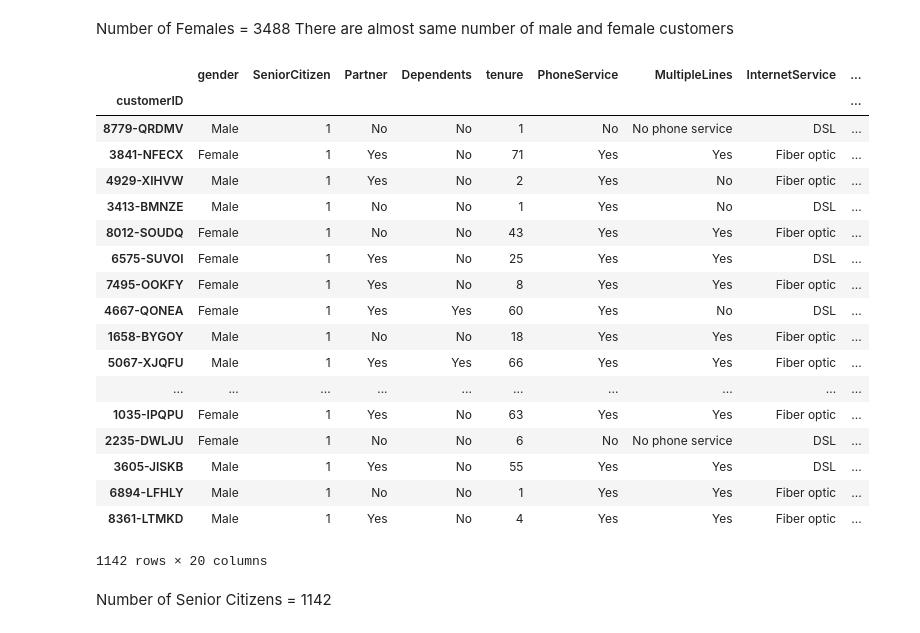
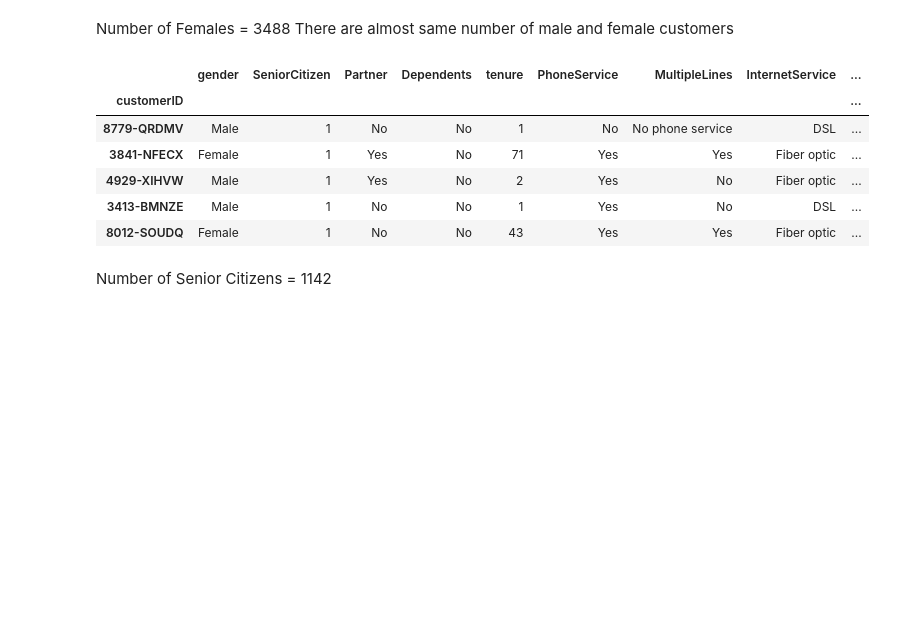
Before and after one commit to ArunimSamudra/eda-taskphase-arunimsamudra, a Jupyter notebook: Telco_analysis.ipynb, the cells around one changed output. Drawn from its saved outputs; the diff is of its cells as text; code cells hidden in the pictures; blank space fills up the shorter version.

```diff
--- a/Telco_analysis.ipynb
+++ b/Telco_analysis.ipynb
@@ -123,27 +87,15 @@ There are almost same number of male and female customers
 # %%
 #making a dataframe of Senior Citizens
 sc = tc.loc[tc.SeniorCitizen==1]
-sc
+sc.head()
 # %% [output]
 |  | gender | SeniorCitizen | Partner | Dependents | tenure | PhoneService | MultipleLines | InternetService | ... |
 | customerID |  |  |  |  |  |  |  |  | ... |
 | 8779-QRDMV | Male | 1 | No | No | 1 | No | No phone service | DSL | ... |
 | 3841-NFECX | Female | 1 | Yes | No | 71 | Yes | Yes | Fiber optic | ... |
 | 4929-XIHVW | Male | 1 | Yes | No | 2 | Yes | No | Fiber optic | ... |
 | 3413-BMNZE | Male | 1 | No | No | 1 | Yes | No | DSL | ... |
 | 8012-SOUDQ | Female | 1 | No | No | 43 | Yes | Yes | Fiber optic | ... |
-| 6575-SUVOI | Female | 1 | Yes | No | 25 | Yes | Yes | DSL | ... |
-| 7495-OOKFY | Female | 1 | Yes | No | 8 | Yes | Yes | Fiber optic | ... |
-| 4667-QONEA | Female | 1 | Yes | Yes | 60 | Yes | No | DSL | ... |
-| 1658-BYGOY | Male | 1 | No | No | 18 | Yes | Yes | Fiber optic | ... |
-| 5067-XJQFU | Male | 1 | Yes | Yes | 66 | Yes | Yes | Fiber optic | ... |
-| ... | ... | ... | ... | ... | ... | ... | ... | ... | ... |
-| 1035-IPQPU | Female | 1 | Yes | No | 63 | Yes | Yes | Fiber optic | ... |
-| 2235-DWLJU | Female | 1 | No | No | 6 | No | No phone service | DSL | ... |
-| 3605-JISKB | Male | 1 | Yes | No | 55 | Yes | Yes | DSL | ... |
-| 6894-LFHLY | Male | 1 | No | No | 1 | Yes | Yes | Fiber optic | ... |
-| 8361-LTMKD | Male | 1 | Yes | No | 4 | Yes | Yes | Fiber optic | ... |
-1142 rows × 20 columns
 # %% [markdown]
 Number of Senior Citizens = 1142
 # %%
```
Also changed, not shown: parts of 8 cells of this notebook.
